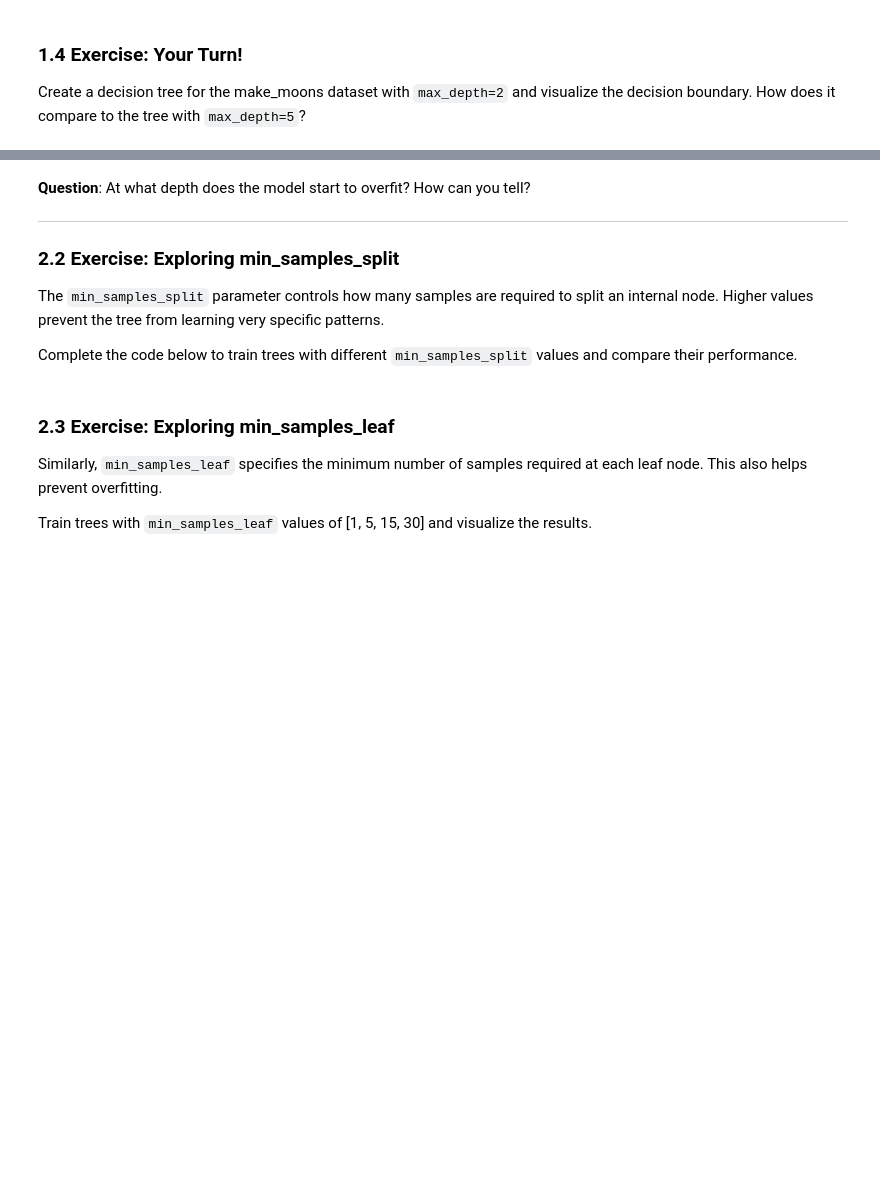
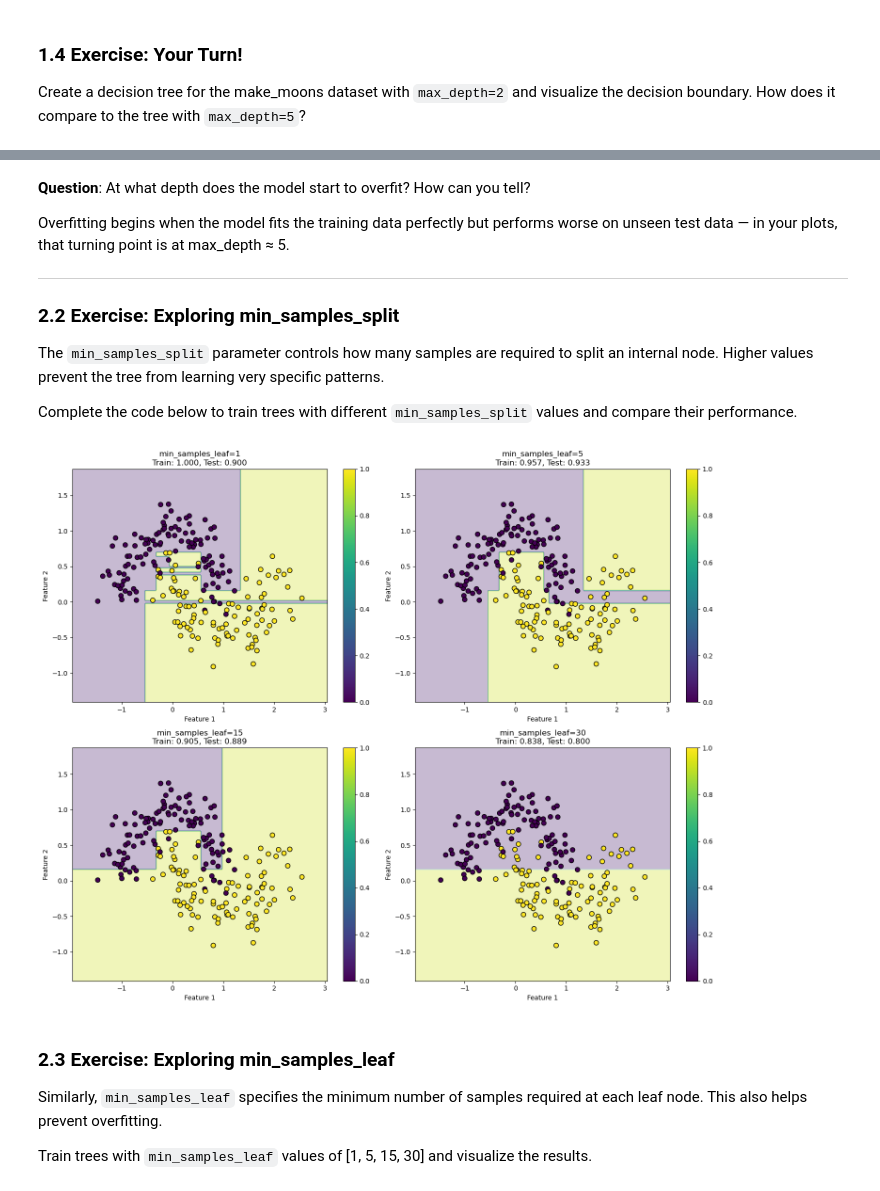
Before and after one commit to TiffanyYongNgikChee/machine-learning, a Jupyter notebook: Week 5 Files-20260216/Decision Trees Lab.ipynb, the cells around one changed output, grey strips where cells are left out. Cells and saved outputs as stored; diff of their text form; code cells hidden in the pictures; blank space fills up the shorter version.

```diff
--- a/Week 5 Files-20260216/Decision Trees Lab.ipynb
+++ b/Week 5 Files-20260216/Decision Trees Lab.ipynb
@@ -172,5 +213,7 @@ plt.show()
 # %% [markdown]
 **Question**: At what depth does the model start to overfit? How can you tell?
+
+Overfitting begins when the model fits the training data perfectly but performs worse on unseen test data — in your plots, that turning point is at max_depth ≈ 5.
 
 ---
 
@@ -180,27 +223,33 @@ The `min_samples_split` parameter controls how many samples are required to spli
 
 Complete the code below to train trees with different `min_samples_split` values and compare their performance.
 # %%
-# Your code here
-# Try min_samples_split values: [2, 10, 30, 50]
-min_splits = [2, 10, 30, 50]
+min_leafs = [1, 5, 15, 30]
 fig, axes = plt.subplots(2, 2, figsize=(15, 12))
 axes = axes.ravel()
 
-for i, min_split in enumerate(min_splits):
-    # Create and train a decision tree with the current min_samples_split
-    # Use max_depth=10 to allow the tree to grow
+train_scores = []
+test_scores = []
 
+for i, min_leaf in enumerate(min_leafs):
+    tree = DecisionTreeClassifier(min_samples_leaf=min_leaf, random_state=42)
+    tree.fit(X_train, y_train)
 
-    # Calculate train and test scores
+    train_score = tree.score(X_train, y_train)
+    test_score = tree.score(X_test, y_test)
 
+    train_scores.append(train_score)
+    test_scores.append(test_score)
 
-    # Plot the decision boundary
-    plot_decision_boundary(tree, X_train, y_train,
-                          title=f"min_samples_split={min_split}\nTrain: {train_score:.3f}, Test: {test_score:.3f}",
-                          ax=axes[i])
+    plot_decision_boundary(
+        tree, X_train, y_train,
+        title=f"min_samples_leaf={min_leaf}\nTrain: {train_score:.3f}, Test: {test_score:.3f}",
+        ax=axes[i]
+    )
 
 plt.tight_layout()
 plt.show()
+# %% [output]
+[figure, added]
 # %% [markdown]
 ### 2.3 Exercise: Exploring min_samples_leaf
 
```
Also changed, not shown: parts of 20 cells of this notebook, 1 other file.
